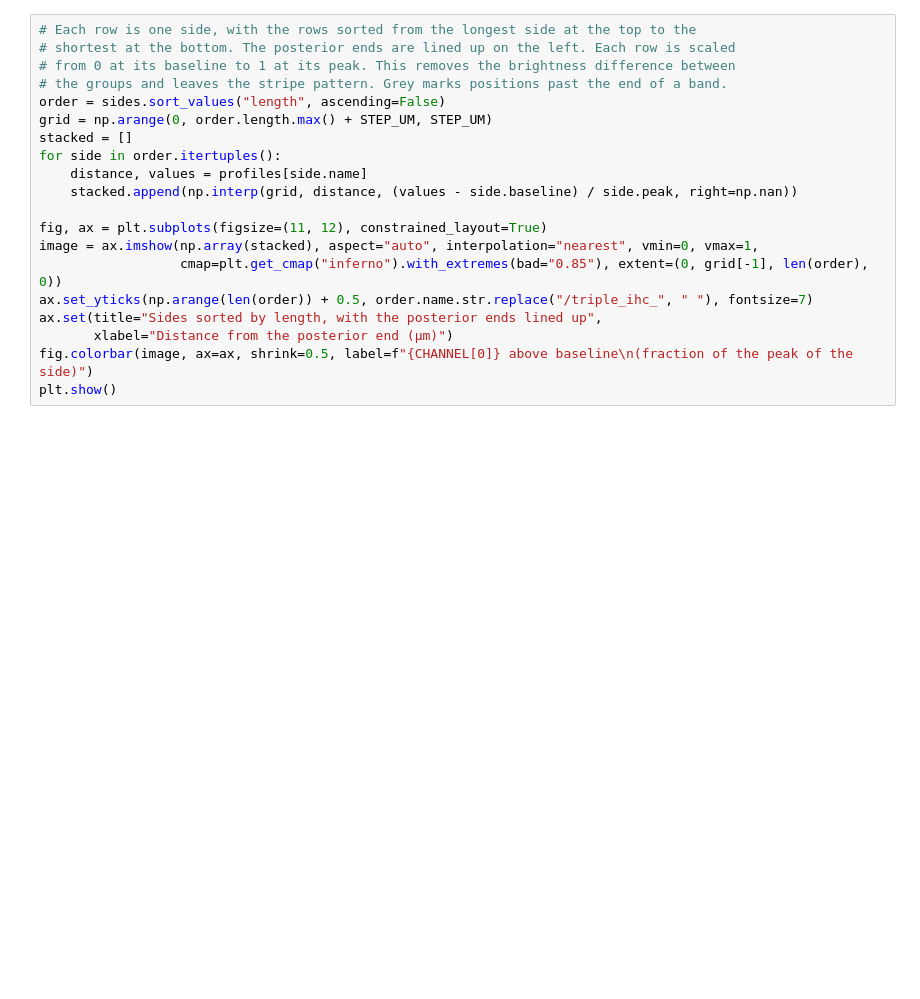
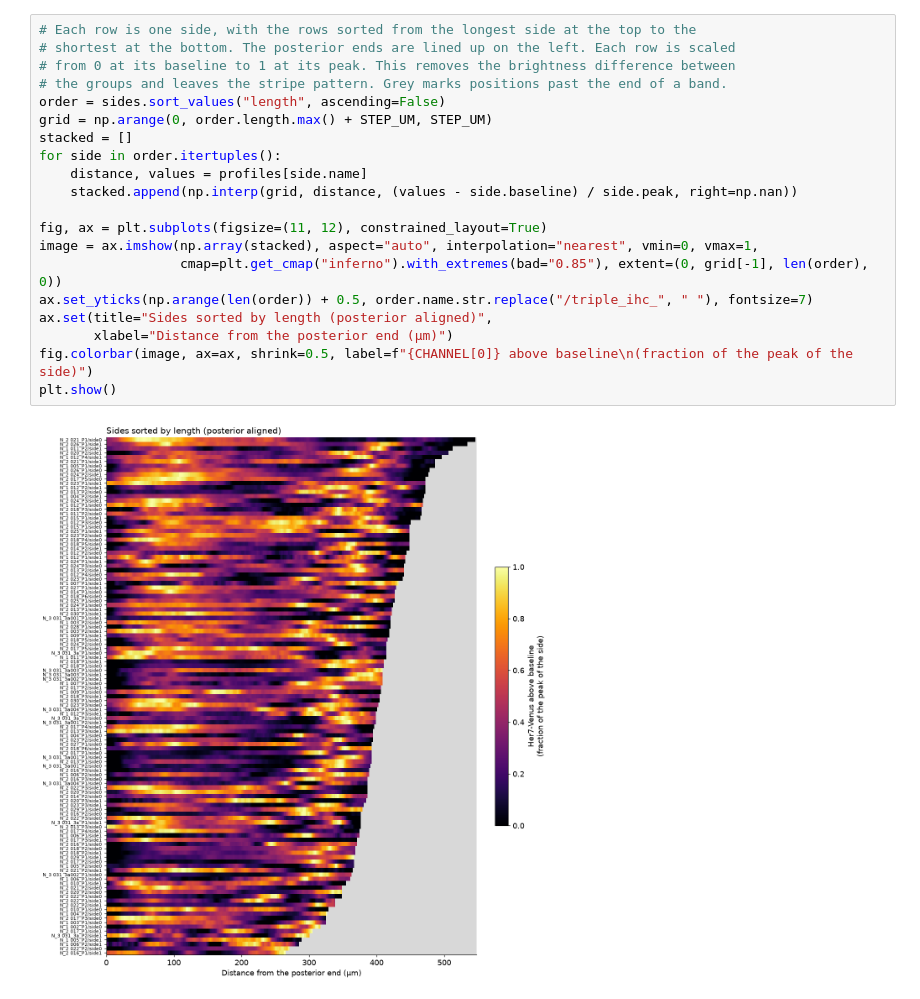
Before and after one commit to AryaDesai/IHC_analysis, a Jupyter notebook: compare_embryos.ipynb, the cells around one changed output. Cells and saved outputs as stored; diff of their text form; blank space fills up the shorter version.

```diff
--- a/compare_embryos.ipynb
+++ b/compare_embryos.ipynb
@@ -152,23 +217,25 @@ plt.show()
 # %%
 # Each row is one side, with the rows sorted from the longest side at the top to the
 # shortest at the bottom. The posterior ends are lined up on the left. Each row is scaled
 # from 0 at its baseline to 1 at its peak. This removes the brightness difference between
 # the groups and leaves the stripe pattern. Grey marks positions past the end of a band.
 order = sides.sort_values("length", ascending=False)
 grid = np.arange(0, order.length.max() + STEP_UM, STEP_UM)
 stacked = []
 for side in order.itertuples():
     distance, values = profiles[side.name]
     stacked.append(np.interp(grid, distance, (values - side.baseline) / side.peak, right=np.nan))
 
 fig, ax = plt.subplots(figsize=(11, 12), constrained_layout=True)
 image = ax.imshow(np.array(stacked), aspect="auto", interpolation="nearest", vmin=0, vmax=1,
                   cmap=plt.get_cmap("inferno").with_extremes(bad="0.85"), extent=(0, grid[-1], len(order), 0))
 ax.set_yticks(np.arange(len(order)) + 0.5, order.name.str.replace("/triple_ihc_", " "), fontsize=7)
-ax.set(title="Sides sorted by length, with the posterior ends lined up",
+ax.set(title="Sides sorted by length (posterior aligned)",
        xlabel="Distance from the posterior end (µm)")
 fig.colorbar(image, ax=ax, shrink=0.5, label=f"{CHANNEL[0]} above baseline\n(fraction of the peak of the side)")
 plt.show()
+# %% [output]
+[figure, added]
 # %%
 # Days each sample spent in the tube after IHC and on the slide before imaging. Where the
 # chat gives a range of days, the middle of the range is used.
```
Also changed, not shown: parts of 8 cells of this notebook, 3 other files.
